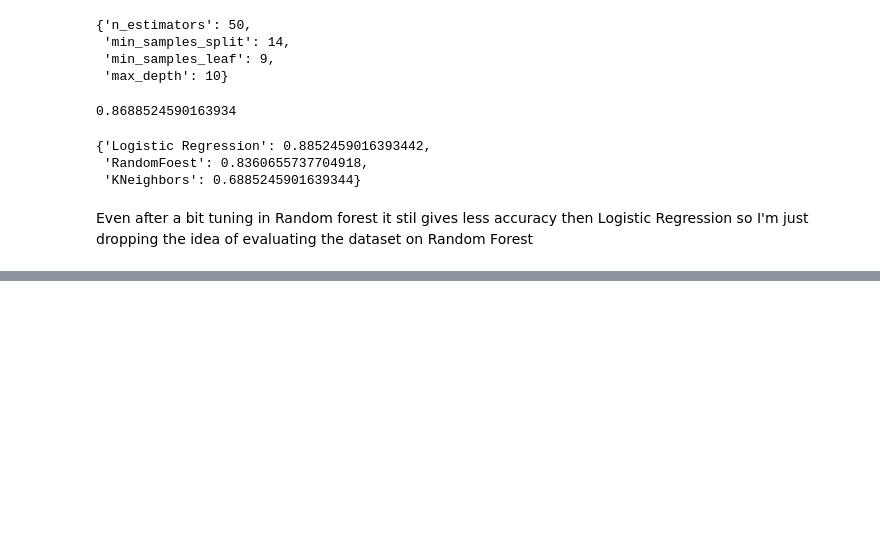
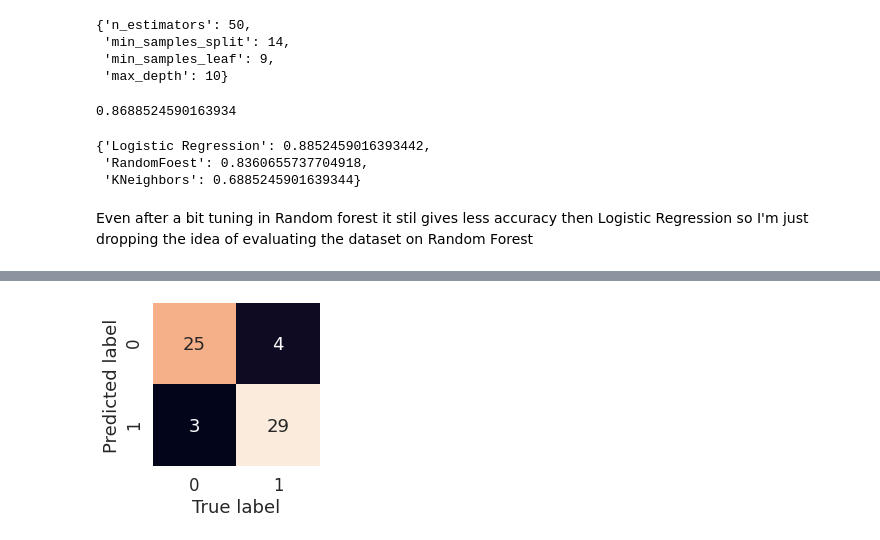
Before and after one commit to Shaheer-Imam/Data-Science, a Jupyter notebook: Heart disease classification.ipynb, the cells around one changed output, grey strips where cells are left out. Drawn from its saved outputs; the diff is of its cells as text; code cells hidden in the pictures; blank space fills up the shorter version.

```diff
--- a/Heart disease classification.ipynb
+++ b/Heart disease classification.ipynb
@@ -357,0 +401,2 @@ Even after a bit tuning in Random forest it stil gives less accuracy then Logist
+# %%
+y_results = gs_log_reg.predict(x_test)
@@ -357,0 +425,15 @@ Even after a bit tuning in Random forest it stil gives less accuracy then Logist
+# %%
+sns.set(font_scale=1.5)
+
+def plot_confusion_matrix(y_test,y_results):
+    """
+    Plotting the confusion matrix
+    """
+    fig, ax = plt.subplots(figsize=(3,3))
+    ax = sns.heatmap(confusion_matrix(y_test,y_results),annot=True,cbar=False)
+    plt.xlabel("True label")
+    plt.ylabel("Predicted label")
+# %%
+plot_confusion_matrix(y_test,y_results)
+# %% [output]
+[figure, added]
```
Also changed, not shown: parts of 9 cells of this notebook.
